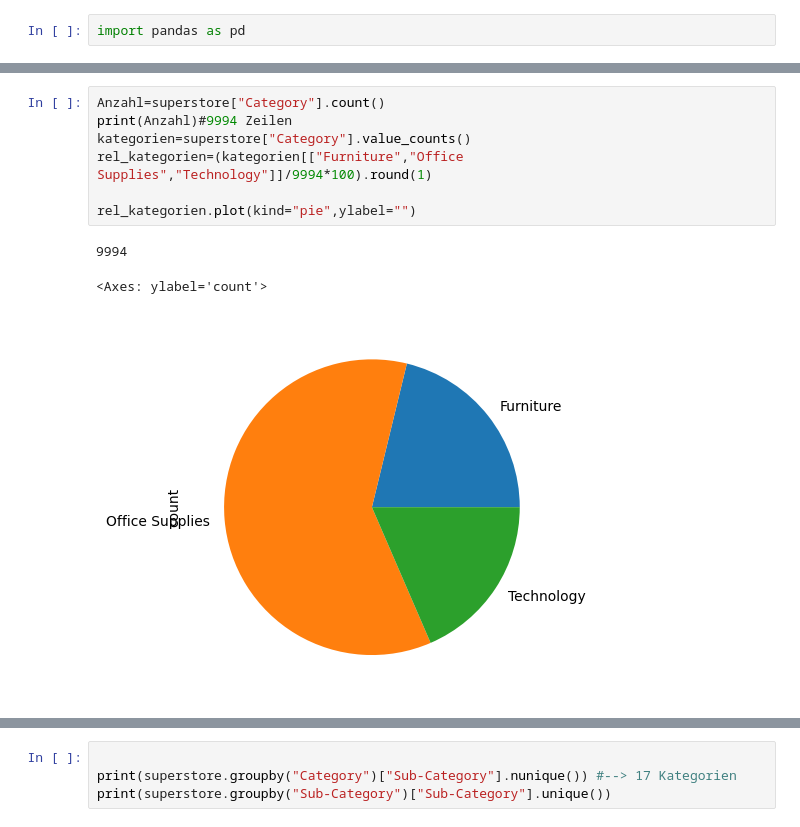
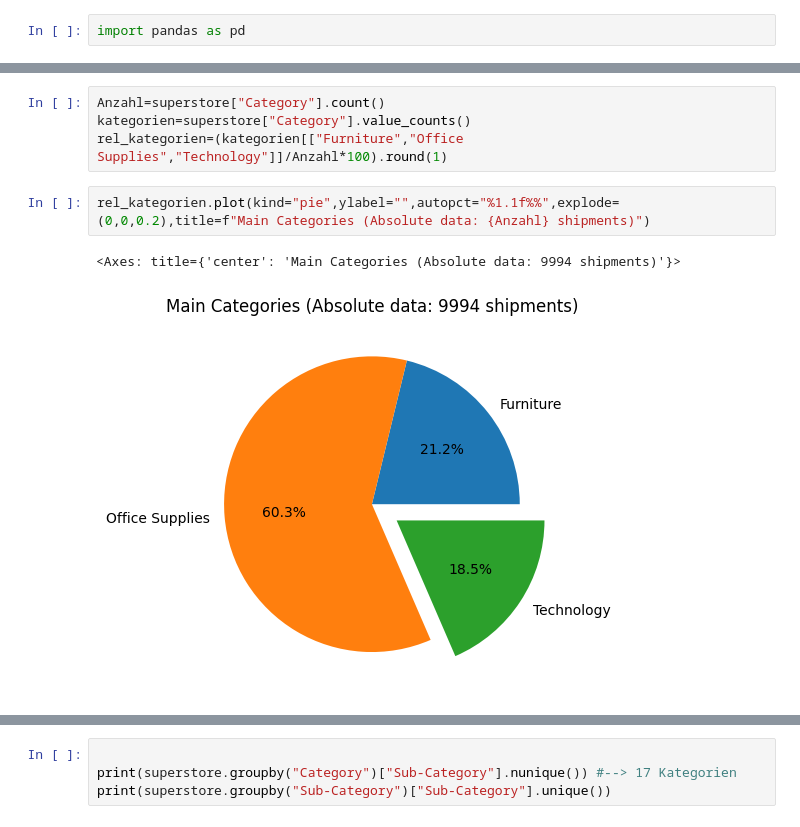
Before and after one commit to manipuppeteer/Data-Analysis-Project-DataCraft, a Jupyter notebook: JansFork.ipynb, the cells around one changed output, grey strips where cells are left out. Cells and saved outputs as stored; diff of their text form.

```diff
--- a/JansFork.ipynb
+++ b/JansFork.ipynb
@@ -20,11 +14,9 @@ superstore
 # %%
 Anzahl=superstore["Category"].count()
-print(Anzahl)#9994 Zeilen
 kategorien=superstore["Category"].value_counts()
-rel_kategorien=(kategorien[["Furniture","Office Supplies","Technology"]]/9994*100).round(1)
-
-rel_kategorien.plot(kind="pie",ylabel="")
+rel_kategorien=(kategorien[["Furniture","Office Supplies","Technology"]]/Anzahl*100).round(1)
-# %% [output]
-9994
-<Axes: ylabel='count'>
-[figure, removed]
+# %%
+rel_kategorien.plot(kind="pie",ylabel="",autopct="%1.1f%%",explode=(0,0,0.2),title=f"Main Categories (Absolute data: {Anzahl} shipments)")
+# %% [output]
+<Axes: title={'center': 'Main Categories (Absolute data: 9994 shipments)'}>
+[figure, added]
```
Also changed, not shown: parts of 3 cells of this notebook, 5 other files.
